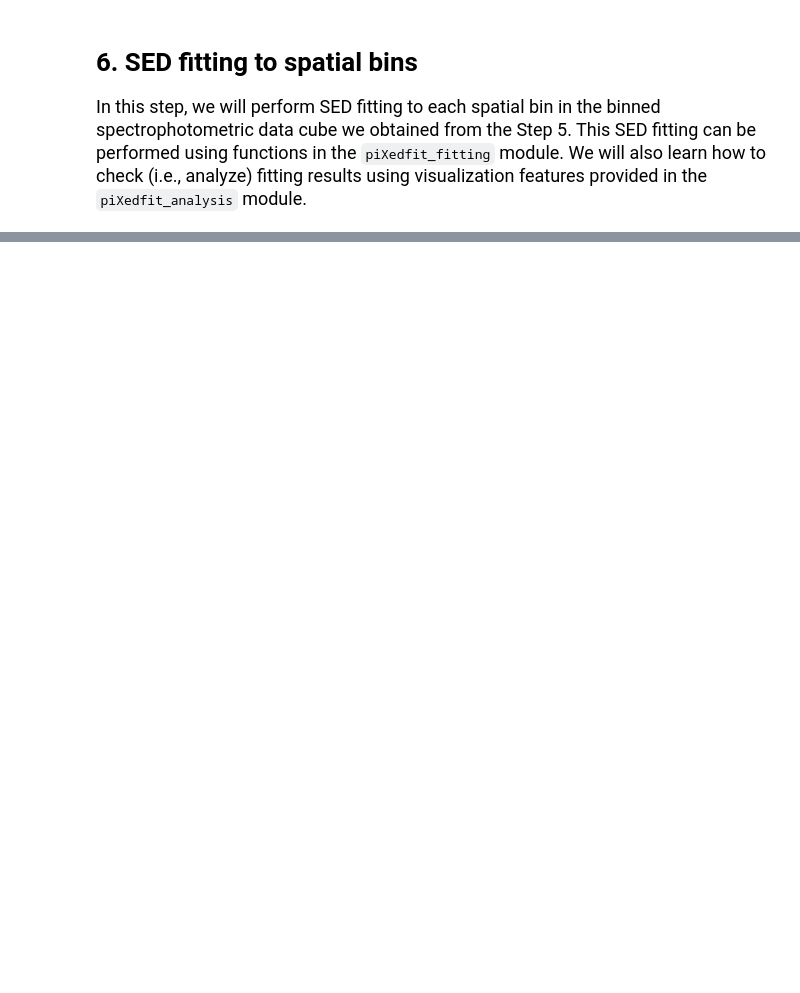
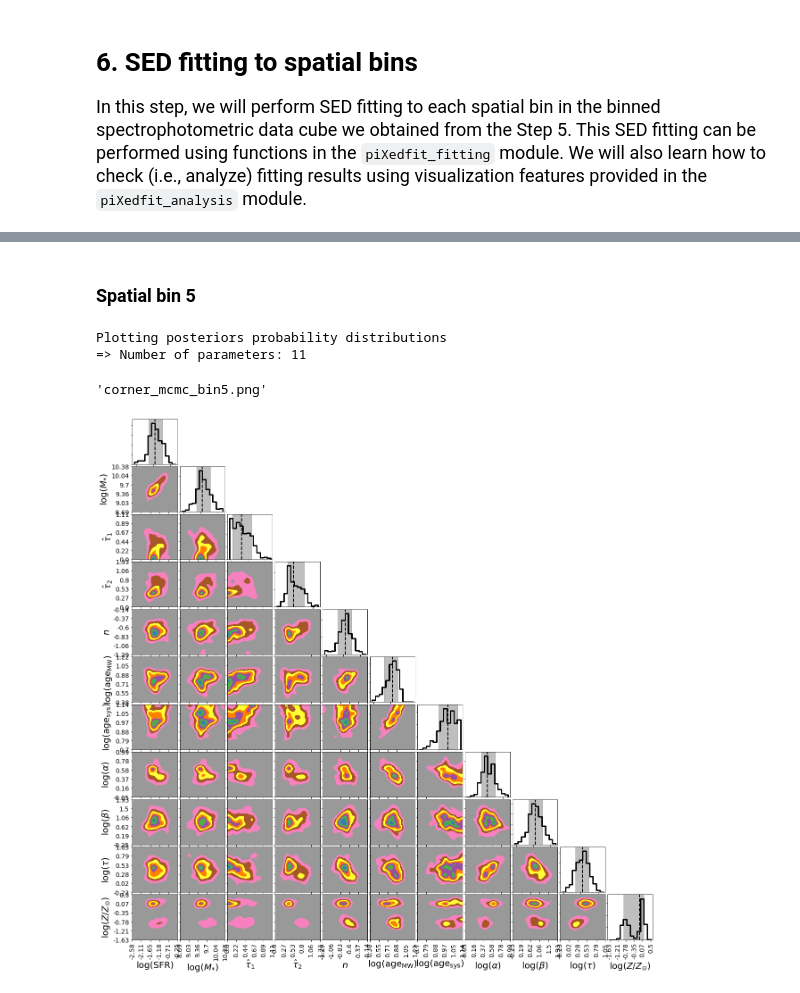
Before and after one commit to aabdurrouf/piXedfit, a Jupyter notebook: examples/FUVtoNIR_CALIFA/Step6_SEDfitting.ipynb, the cells around one changed output, grey strips where cells are left out. Saved outputs shown, nothing was run; the diff lists cells and outputs as text; code cells hidden in the pictures; blank space fills up the shorter version.

```diff
--- a/examples/FUVtoNIR_CALIFA/Step6_SEDfitting.ipynb
+++ b/examples/FUVtoNIR_CALIFA/Step6_SEDfitting.ipynb
@@ -51,0 +144,10 @@ SEDfit_from_binmap_specphoto(fits_binmap, binid_range=binid_range, models_spec=m
+# %% [markdown]
+### Spatial bin 5
+# %%
+name_sampler_fits = "mcmc_bin5.fits"
+plot_corner(name_sampler_fits)
+# %% [output]
+Plotting posteriors probability distributions
+=> Number of parameters: 11
+'corner_mcmc_bin5.png'
+[figure, added]
```
Also changed, not shown: parts of 27 cells of this notebook, 1 other file.
